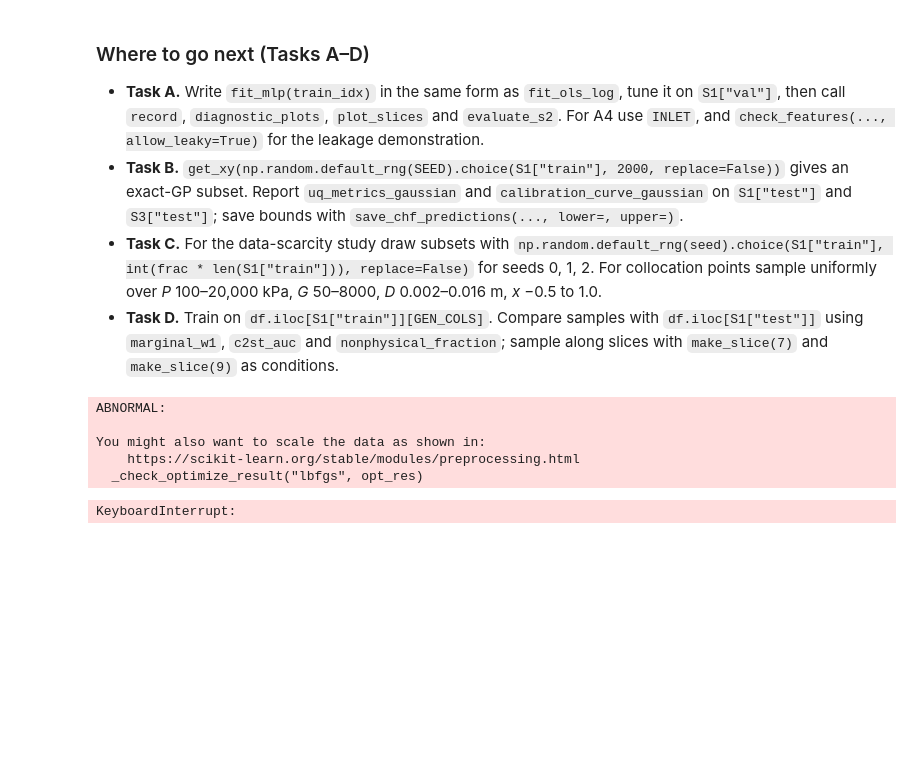
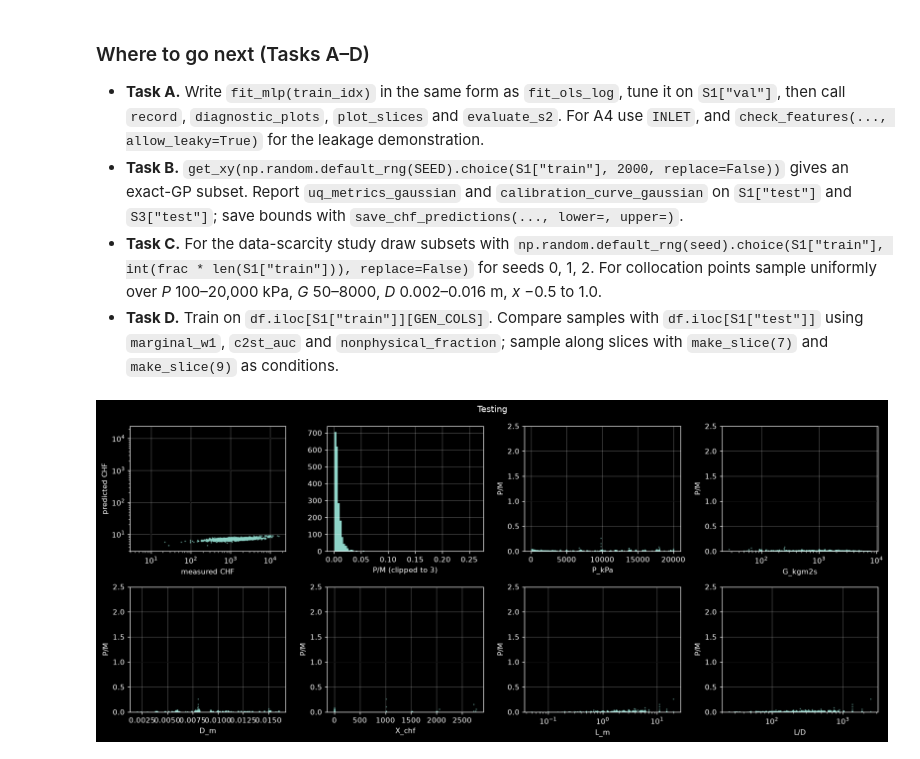
Before and after one commit to JosephAmador56/MECH4V95_Homework, a Jupyter notebook: starter_notebook.ipynb, the cells around one changed output. Cells and saved outputs as stored; diff of their text form; code cells hidden in the pictures; blank space fills up the shorter version.

```diff
--- a/starter_notebook.ipynb
+++ b/starter_notebook.ipynb
@@ -380,6 +420,13 @@ def calibration_curve_gaussian(y_true, mu_log, sigma_log, levels=np.linspace(0.1
 `diagnostic_plots(idx, y_pred, name)` draws predicted vs measured, the P/M histogram, and P/M against every input. A good model shows no trend in any P/M panel.
 # %%
 def diagnostic_plots(idx, y_pred, name=""):
+    """
+    Draws predicted vs. measured, the P/M histogram, and P/M against every input. A good model shows no trend in any P/M panel.
+    :param idx:
+    :param y_pred:
+    :param name:
+    :return:
+    """
     y = df[TARGET].to_numpy()[idx]
     pm = y_pred / y
     sub = df.iloc[idx]
@@ -528,25 +610,20 @@ saved outputs\pred_baseline_S1test.csv (3687, 3)
 # %%
 from sklearn.gaussian_process import GaussianProcessRegressor
 from sklearn.gaussian_process.kernels import RBF
 
 subsets = [500, 2000, 5000]
 
-X,Y = get_xy(np.random.default_rng(SEED).choice(S1["train"], 2000, replace=False));
+X,Y = get_xy(np.random.default_rng(SEED).choice(S1["train"], 2000, replace=False))
 
-kernel = 1 * RBF(length_scale=1.0, length_scale_bounds=(1e-2, 1e2))
-gaussian_process = GaussianProcessRegressor(kernel=kernel, n_restarts_optimizer=9)
+kernel = 1 * RBF()
+gaussian_process = GaussianProcessRegressor(kernel=kernel, alpha=0.5**2, n_restarts_optimizer=9)
 gaussian_process.fit(X, Y)
 gaussian_process.kernel_
 
 mean_prediction, std_prediction = gaussian_process.predict(X, return_std=True)
 
 chf_metrics(Y, mean_prediction)
 
-diagnostic_plots(np.random.default_rng(SEED).choice(S1["train"], 500, replace=False), mean_prediction, "Testing")
+diagnostic_plots(np.random.default_rng(SEED).choice(S1["train"], 2000, replace=False), mean_prediction, "Testing")
 # %% [output]
-ABNORMAL:
-
-You might also want to scale the data as shown in:
-    https://scikit-learn.org/stable/modules/preprocessing.html
-  _check_optimize_result("lbfgs", opt_res)
-KeyboardInterrupt:
+[figure, added]
```
Also changed, not shown: parts of 4 cells of this notebook, 1 other file.
